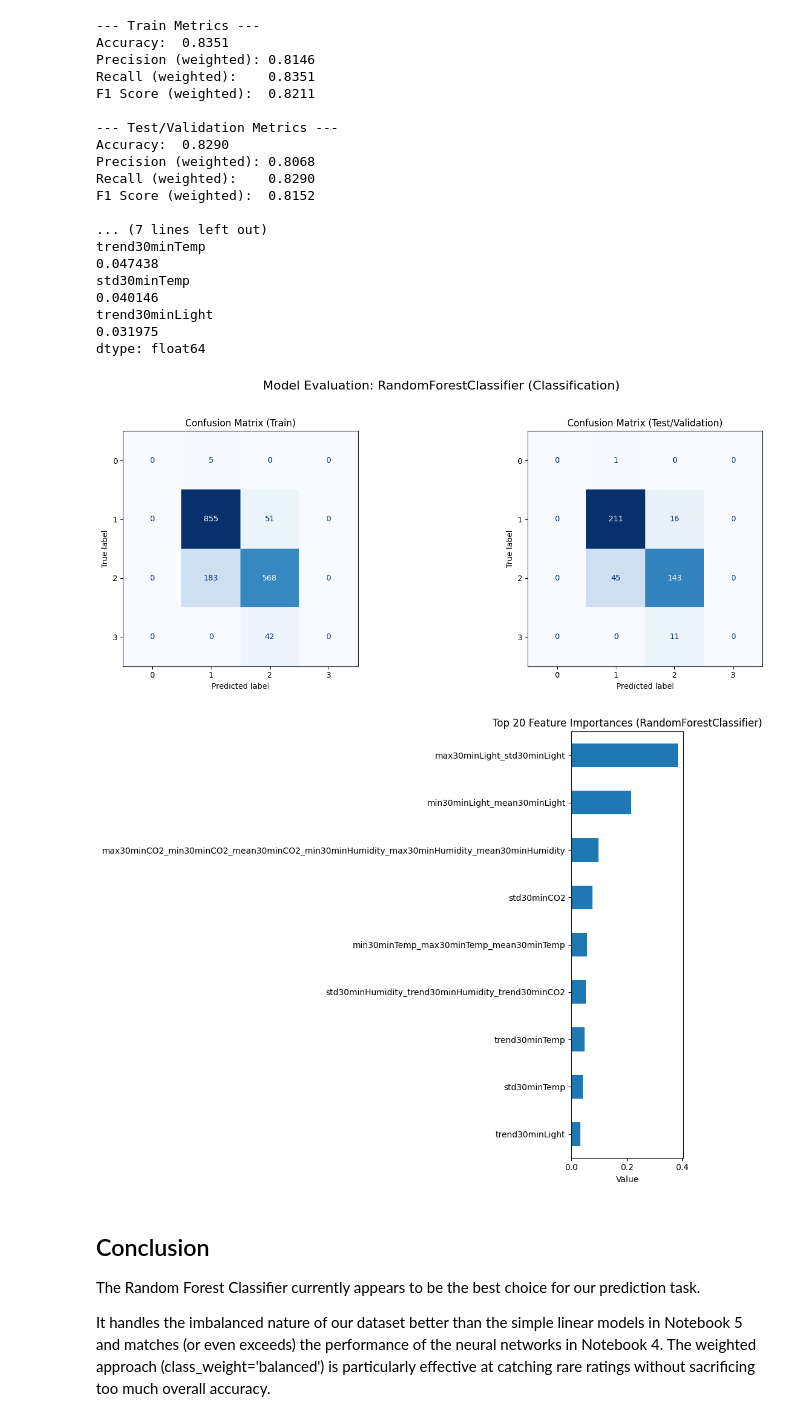
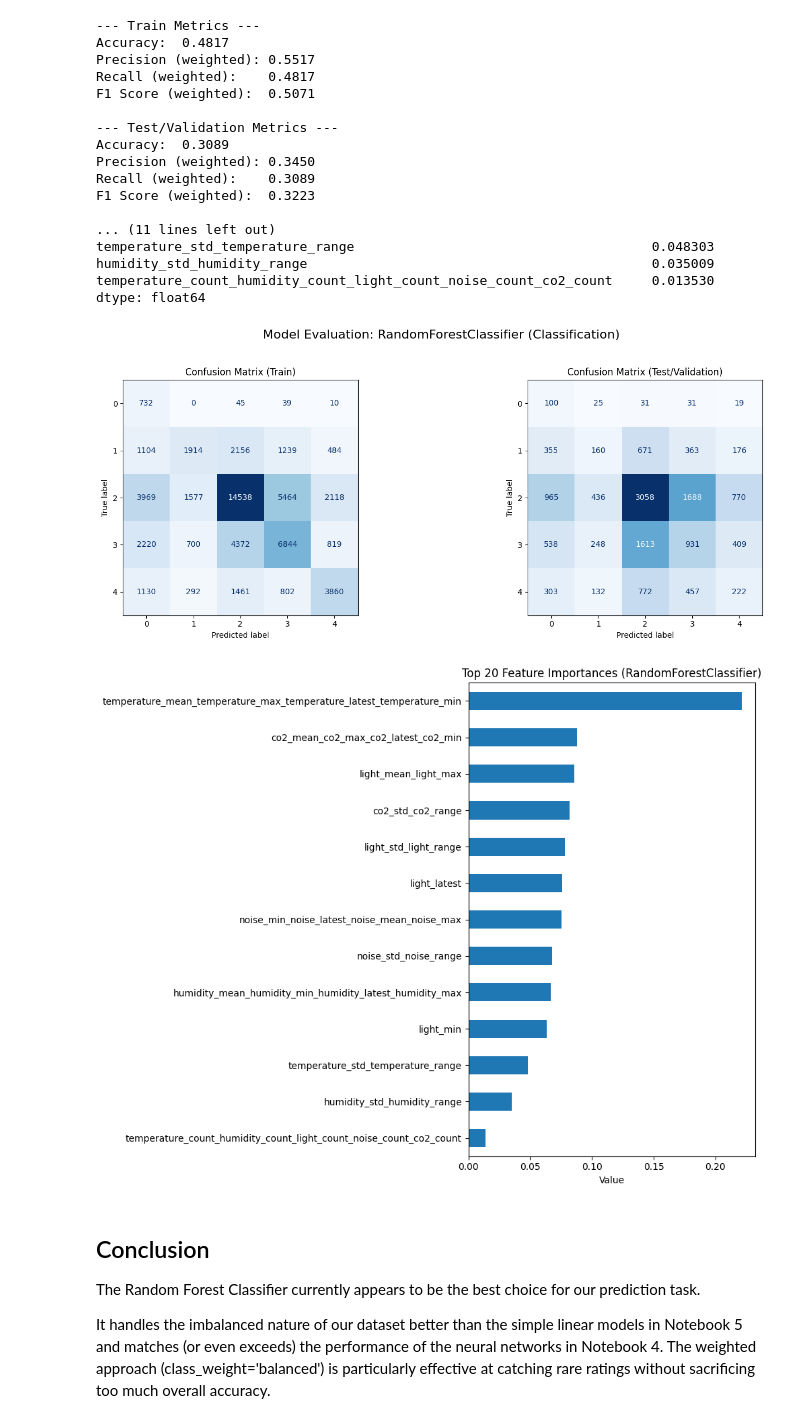
Before and after one commit to SEP4Real/SEP4, a Jupyter notebook: MAL/notebooks/model_related/5_random_forest_experiments.ipynb, the cells around one changed output. Saved outputs shown, nothing was run; the diff lists cells and outputs as text; code cells hidden in the pictures.

Commit message:
[update] model experiments with new final mock data
update overlaping session logic (now each session has 30 min segments which are not overlapping)

```diff
--- a/MAL/notebooks/model_related/5_random_forest_experiments.ipynb
+++ b/MAL/notebooks/model_related/5_random_forest_experiments.ipynb
@@ -10,13 +10,22 @@ from sklearn.preprocessing import StandardScaler
 from sklearn.metrics import accuracy_score
 from sklearn.metrics import f1_score
 
+
+from pathlib import Path
+import sys
+
+MAL_DIR = Path.cwd()
+if MAL_DIR.name != "MAL":
+    MAL_DIR = next(path for path in [Path.cwd(), *Path.cwd().parents] if path.name == "MAL")
+
+sys.path.insert(0, str(MAL_DIR))
 from scripts.preprocessing import AutomatedPreprocessor
 
 # Here we import and split the data
-df = pd.read_csv("../../data/mock/new/data.csv")
+df = pd.read_csv("../../data/processed/linearized_session_windows_30min.csv")
 
-TARGET_COLUMN = "rating"
-columns_to_ignore = [TARGET_COLUMN, "timePeriod", "session_id", "sent_at", "date", "Date", "id"]
+TARGET_COLUMN = "focus_score"
+columns_to_ignore = [TARGET_COLUMN]
 
 feature_columns = [
     column for column in df.columns
@@ -52,23 +57,38 @@ from sklearn.metrics import accuracy_score, classification_report, confusion_mat
 
 param_grid = {
     "n_estimators": [100, 200, 400],
-    "max_depth": [None, 5, 10, 20],
+    "max_depth": [5, 10, 20],
     "min_samples_split": [2, 5, 10],
     "min_samples_leaf": [1, 2, 4],
-    "class_weight": [None, "balanced"]
+    "class_weight": ["balanced"],
 }
 
-rf = RandomForestClassifier(random_state=42)
+rf = RandomForestClassifier(random_state=42, n_jobs=-1)
 
 grid_search = GridSearchCV(
     rf,
     param_grid,
-    cv=5,
-    scoring="accuracy",
+    cv=3,
+    scoring="f1_macro",
     n_jobs=-1
 )
 grid_search.fit(X_train_processed, y_train)
 
 best_model = grid_search.best_estimator_
 print(f"Best Parameters: {grid_search.best_params_}")
+print(f"Best CV f1_macro: {grid_search.best_score_:.4f}")
+
+results_df = pd.DataFrame(grid_search.cv_results_)
+results_df = results_df[[
+    "mean_test_score",
+    "std_test_score",
+    "mean_fit_time",
+    "param_n_estimators",
+    "param_max_depth",
+    "param_min_samples_split",
+    "param_min_samples_leaf",
+    "param_class_weight",
+]].sort_values(by="mean_test_score", ascending=False)
+
+results_df
 # %% [output]
@@ -76,33 +110,32 @@ Best Parameters: {'class_weight': None, 'max_depth': 5, 'min_samples_leaf': 4, '
 # %%
 import importlib
 import scripts.evaluation_metrics
 importlib.reload(scripts.evaluation_metrics)
 from scripts.evaluation_metrics import evaluate_model
-best_model = RandomForestClassifier(class_weight= None, max_depth= 5, min_samples_leaf= 4, min_samples_split= 10, n_estimators= 200)
+
 best_model.fit(X_train_processed, y_train)
 
-
 evaluate_model(best_model, X_train_processed, X_val_processed, y_train, y_val, True);
 # %% [output]
 --- Train Metrics ---
-Accuracy:  0.8351
-Precision (weighted): 0.8146
-Recall (weighted):    0.8351
-F1 Score (weighted):  0.8211
+Accuracy:  0.4817
+Precision (weighted): 0.5517
+Recall (weighted):    0.4817
+F1 Score (weighted):  0.5071
 
 --- Test/Validation Metrics ---
-Accuracy:  0.8290
-Precision (weighted): 0.8068
-Recall (weighted):    0.8290
-F1 Score (weighted):  0.8152
+Accuracy:  0.3089
+Precision (weighted): 0.3450
+Recall (weighted):    0.3089
+F1 Score (weighted):  0.3223
 
-... (7 lines left out)
-trend30minTemp                                                                              0.047438
-std30minTemp                                                                                0.040146
-trend30minLight                                                                             0.031975
+... (11 lines left out)
+temperature_std_temperature_range                                      0.048303
+humidity_std_humidity_range                                            0.035009
+temperature_count_humidity_count_light_count_noise_count_co2_count     0.013530
 dtype: float64
-[figure, old version]
+[figure, new version]
-[figure, old version]
+[figure, new version]
 # %% [markdown]
 ## Conclusion
 
```
Also changed, not shown: parts of 2 cells of this notebook, 6 other files.
